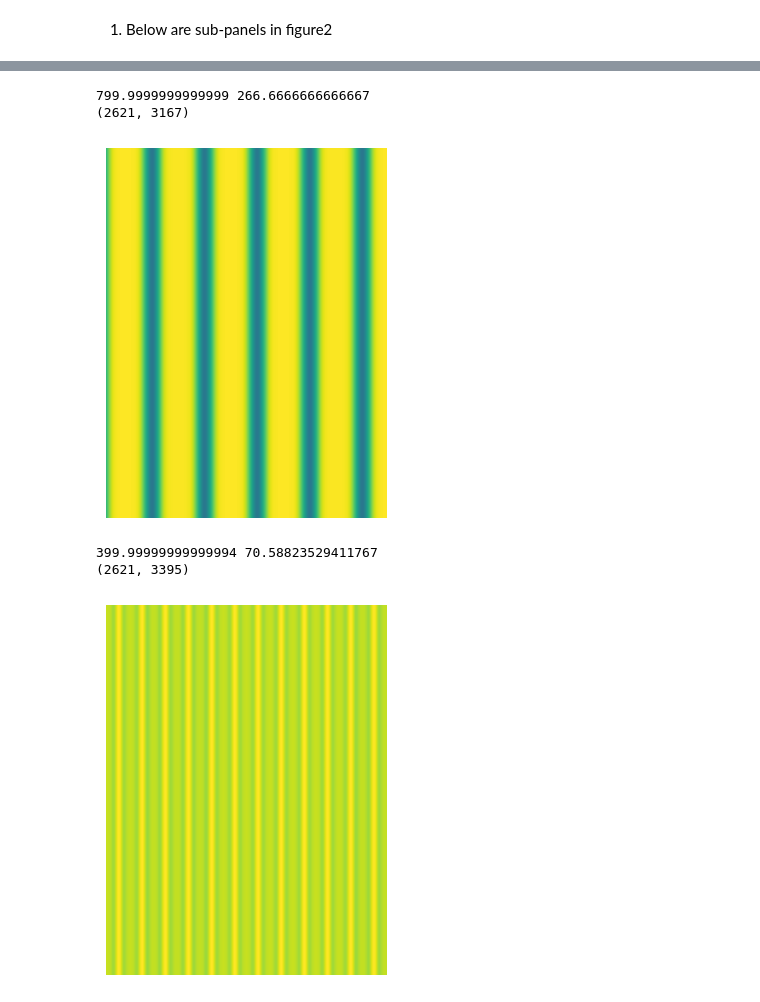
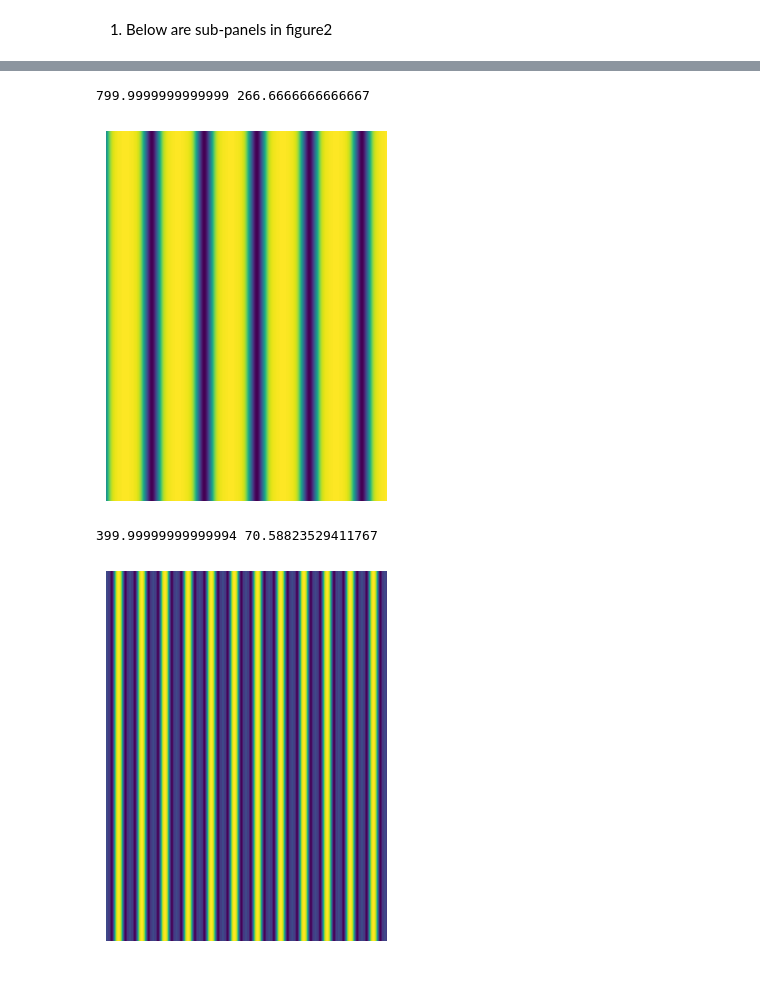
Before and after one commit to alchem0x2A/nanolitho, a Jupyter notebook: manuscript_figs/fig2-slit-interference.ipynb, the cells around one changed output, grey strips where cells are left out. Saved outputs shown, nothing was run; the diff lists cells and outputs as text; code cells hidden in the pictures.

```diff
--- a/manuscript_figs/fig2-slit-interference.ipynb
+++ b/manuscript_figs/fig2-slit-interference.ipynb
@@ -12,6 +11,12 @@ from pathlib import Path
 %mkdir -p subfigs-Fig2-FigS5
 # %% [markdown]
 `plot_line` renders the top-viewed line interference and corresponding height profiles in tiff formats. For post-processing of the tiff files, a 3D engine like [Gwyddion](http://gwyddion.net) is required. The tiff files will be generated under `subfigs-Fig2-FigS5`.
+# %%
+def lambda_to_s(l1, l2, R):
+    """Function to translate (\lambda_1, \lambda_2) to (s_1, s_2)"""
+    s1 = 2 * R / (1 / l2 - 1)
+    s2 = s1 / l1 - s1
+    return s1, s2
 # %%
 def plot_line(
     ax,
@@ -71,10 +66,3 @@ def plot_line(
-# %%
-def lambda_to_s(l1, l2, R):
-    """Function to translate (\lambda_1, \lambda_2) to (s_1, s_2)
-    """
-    s1 = 2 * R / (1 / l2 - 1)
-    s2 = s1 / l1 - s1
-    return s1, s2
 # %% [markdown]
 1. Below are sub-panels in figure2
 # %%
@@ -213,43 +199,46 @@ l1 = 0.75
 l2 = 0.40
 s1, s2 = lambda_to_s(l1, l2, R=offset)
 print(s1 / nm, s2 / nm)
-system = plot_line(plt.gca(),
-                   s1=s1,
-                   s2=s2,
-                   offset=offset,
-                   diffusion=50 * nm,
-                   n_pts=360,
-                   cmap="viridis",
-                   angle_offset=90,
-                   default_h=5 * nm,
-                   lim=(2.8 * um, 8.5 * um, 1.0 * um, 8.5 * um))
-system.save_tiff(h=5 * nm, fname=f"subfigs-Fig2-FigS5/fitting_l1-{l1:.2f}_l2-{l2:.2f}.tiff")
+system = plot_line(
+    plt.gca(),
+    s1=s1,
+    s2=s2,
+    offset=offset,
+    diffusion=50 * nm,
+    n_pts=360,
+    cmap="viridis",
+    # angle_offset=90,
+    # default_h=5 * nm,
+    lim=(2.8 * um, 8.5 * um, 1.0 * um, 8.5 * um),
+)
+# system.save_tiff(h=5 * nm, fname=f"subfigs-Fig2-FigS5/fitting_l1-{l1:.2f}_l2-{l2:.2f}.tiff")
 # %% [output]
 799.9999999999999 266.6666666666667
-(2621, 3167)
-[figure, old version]
+[figure, new version]
 # %%
 # Higher-order with larger \lambda_1
 offset = 600 * nm
 l1 = 0.85
 l2 = 0.25
 s1, s2 = lambda_to_s(l1, l2, R=offset)
 print(s1 / nm, s2 / nm)
-system = plot_line(plt.gca(),
-                   s1=s1,
-                   s2=s2,
-                   offset=offset,
-                   diffusion=30 * nm,
-                   n_pts=360,
-                   cmap="viridis",
-                   angle_offset=90,
-                   default_h=5 * nm,
-                   lim=(2.8 * um, 8.5 * um, 1.0 * um, 8.5 * um))
-system.save_tiff(h=5 * nm, fname=f"subfigs-Fig2-FigS5/fitting_l1-{l1:.2f}_l2-{l2:.2f}.tiff")
+system = plot_line(
+    plt.gca(),
+    s1=s1,
+    s2=s2,
+    offset=offset,
+    diffusion=30 * nm,
+    n_pts=360,
+    cmap="viridis",
+    fold_to_bz=True,
+    # angle_offset=90,
+    # default_h=5 * nm,
+    lim=(2.8 * um, 8.5 * um, 1.0 * um, 8.5 * um),
+)
+# system.save_tiff(h=5 * nm, fname=f"subfigs-Fig2-FigS5/fitting_l1-{l1:.2f}_l2-{l2:.2f}.tiff")
 # %% [output]
 399.99999999999994 70.58823529411767
-(2621, 3395)
-[figure, old version]
+[figure, new version]
 # %%
 # Approximated lambda_1 --> 0 cases
 # The 3D topography were extracted from the distantly-separated periodic line interferences
```
Also changed, not shown: parts of 11 cells of this notebook, 2 other files.
